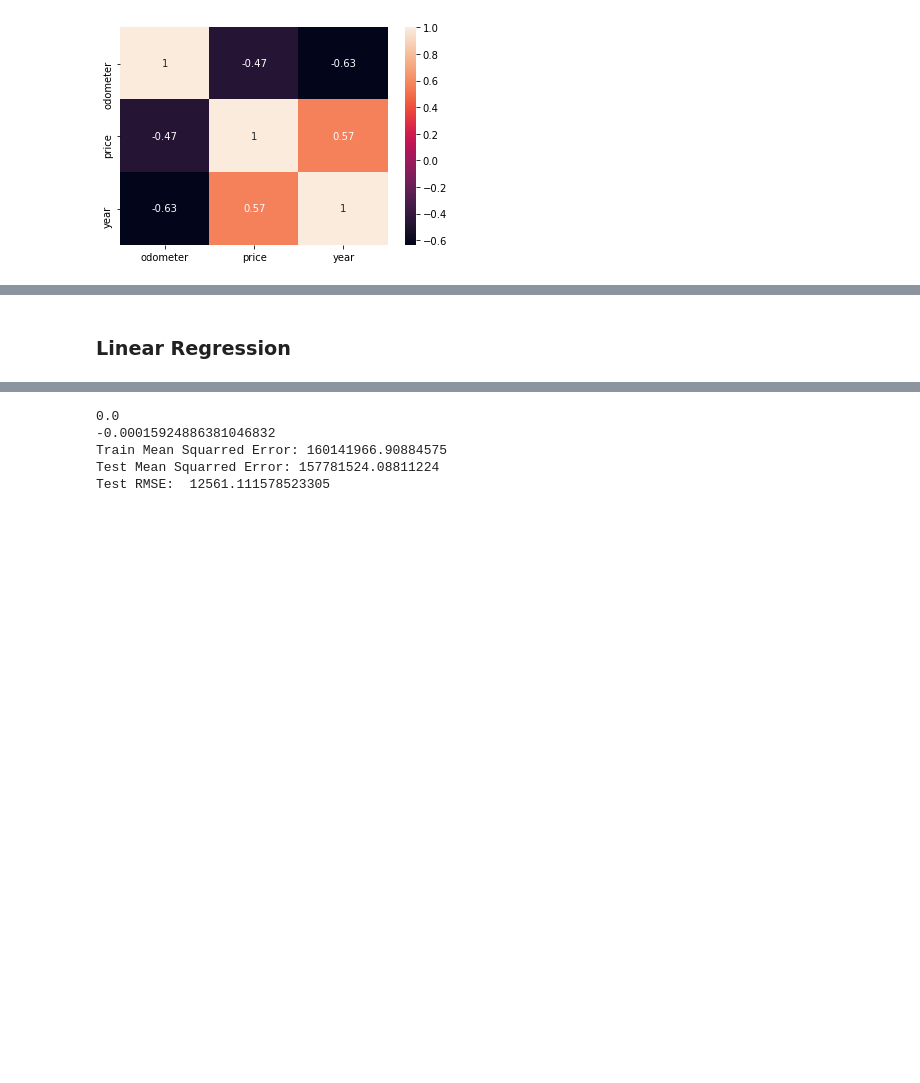
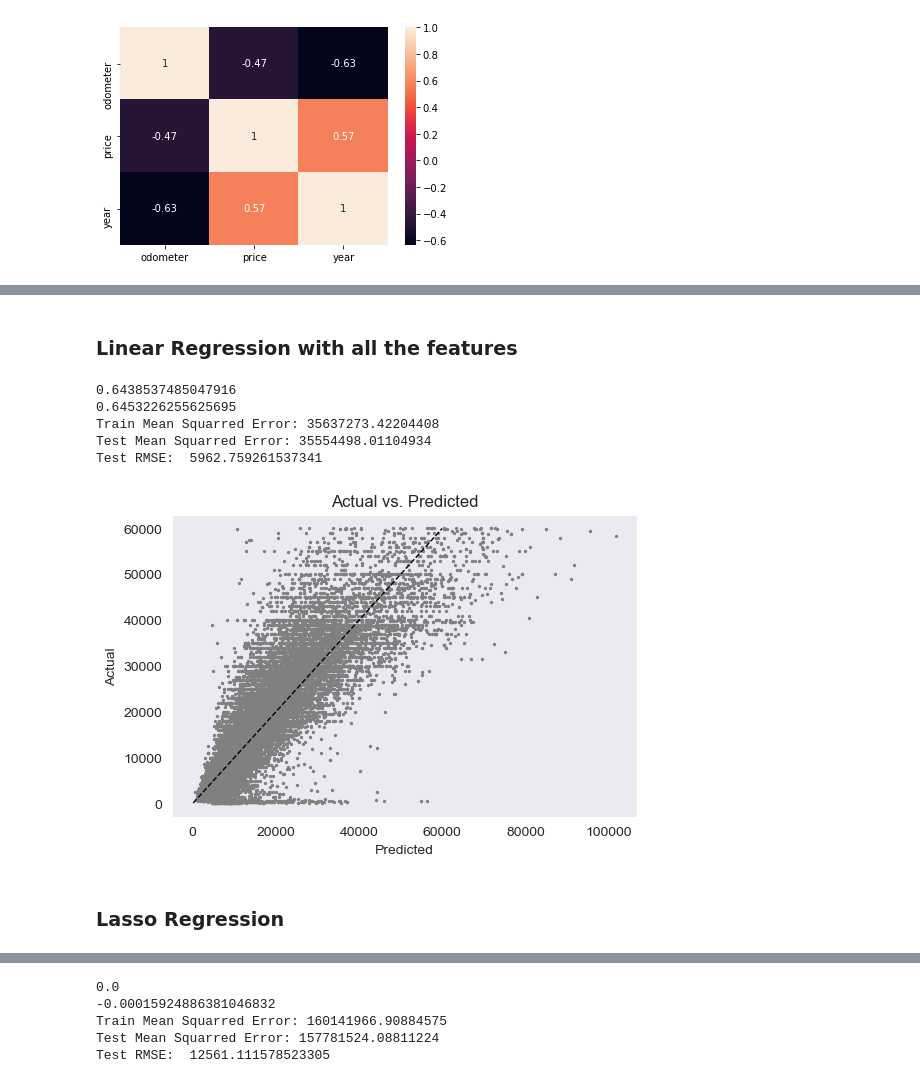
Before and after one commit to RogerPineda13/Car_Pricing_Calculator_App, a Jupyter notebook: Modeling_Notebook.ipynb, the cells around one changed output, grey strips where cells are left out. Cells and saved outputs as stored; diff of their text form; code cells hidden in the pictures; blank space fills up the shorter version.

Commit message:
More MArkdown on modeling notebook. Still needs final touches

```diff
--- a/Modeling_Notebook.ipynb
+++ b/Modeling_Notebook.ipynb
@@ -53,2 +118,49 @@ sns.heatmap(corr, annot=True)
+# %% [markdown]
+### Linear Regression with all the features
+# %%
+SimpleLinearRegression = LinearRegression() #Creating new instance for linear regression
+SimpleLinearRegression.fit(X_train_SL, y_train_SL) #fitting the model onto the training data
+print(SimpleLinearRegression.score(X_train_SL,y_train_SL))#printing out the R-squared on the training data
+
+print(SimpleLinearRegression.score(X_test_SL, y_test_SL))#printing out the R-squared on the testing data
+
+# Predicting the price using the model
+y_hat_train_s = np.exp(SimpleLinearRegression.predict(X_train_SL))
+#saving the prediction values of the X_train_SL within the variable
+y_hat_test_s = np.exp(SimpleLinearRegression.predict(X_test_SL))
+#saving the prediction values of the X_test_SL within the variable
+
+
+# Saving the mean squared error within these variables, need to use np.exp to unlog the prediction since the target was
+# logged
+train_mse_s = mean_squared_error(np.exp(y_train_SL), y_hat_train_s)
+test_mse_s = mean_squared_error(np.exp(y_test_SL), y_hat_test_s)
+# getting the rsme
+test_rmse_s = np.sqrt(test_mse_s)
+
+# printing values
+print('Train Mean Squarred Error:', train_mse_s)
+print('Test Mean Squarred Error:', test_mse_s)
+print('Test RMSE: ', test_rmse_s)
+# %% [output]
+0.6438537485047916
+0.6453226255625695
+Train Mean Squarred Error: 35637273.42204408
+Test Mean Squarred Error: 35554498.01104934
+Test RMSE:  5962.759261537341
+# %%
+# Creating a scatter plot to visualoze the linear regressor
+y_prediction = y_hat_test_s
+y_actual = np.exp(y_test_SL)
+act_fig, ax = plt.subplots(dpi=100)
+sns.set_style("dark")
+ax.scatter(y_prediction, y_actual, c='grey', s = 2)
+ax.plot([y_actual.min(), y_actual.max()], [y_actual.min(), y_actual.max()], 'k--', lw=1)
+ax.set_xlabel('Predicted')
+ax.set_ylabel('Actual')
+plt.title('Actual vs. Predicted')
+ax.ticklabel_format(style='plain');
+# %% [output]
+[figure, added]
 # %% [markdown]
-### Linear Regression
+### Lasso Regression
```
Also changed, not shown: parts of 71 cells of this notebook.
